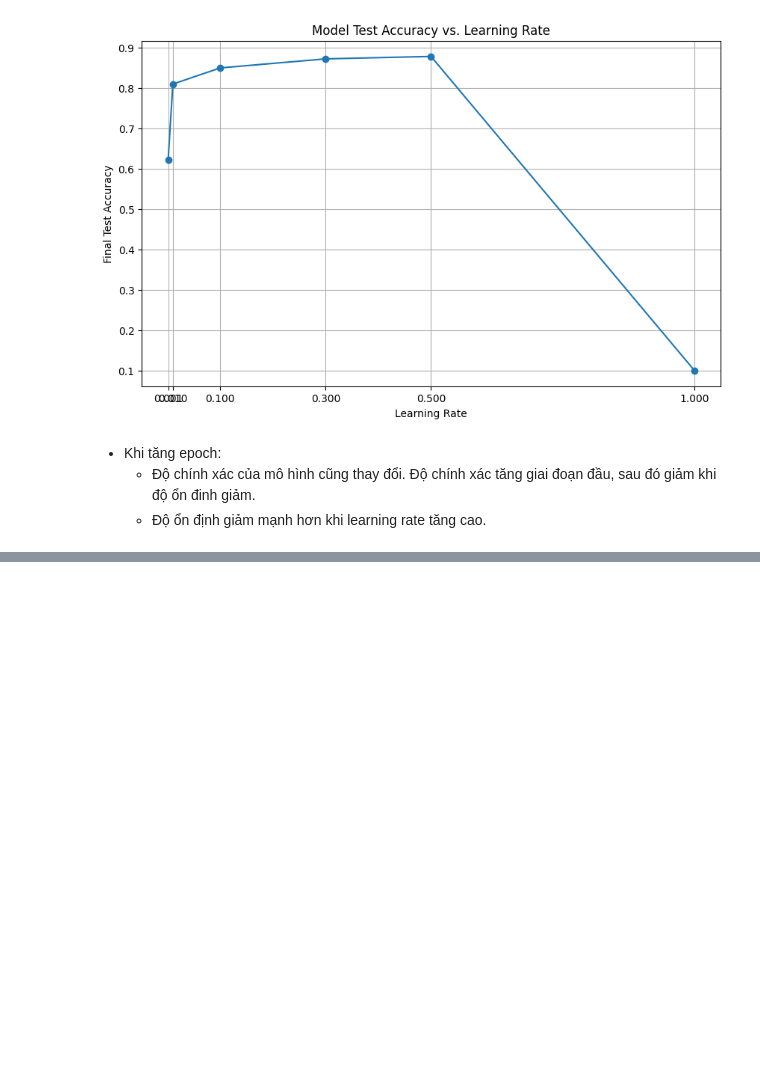
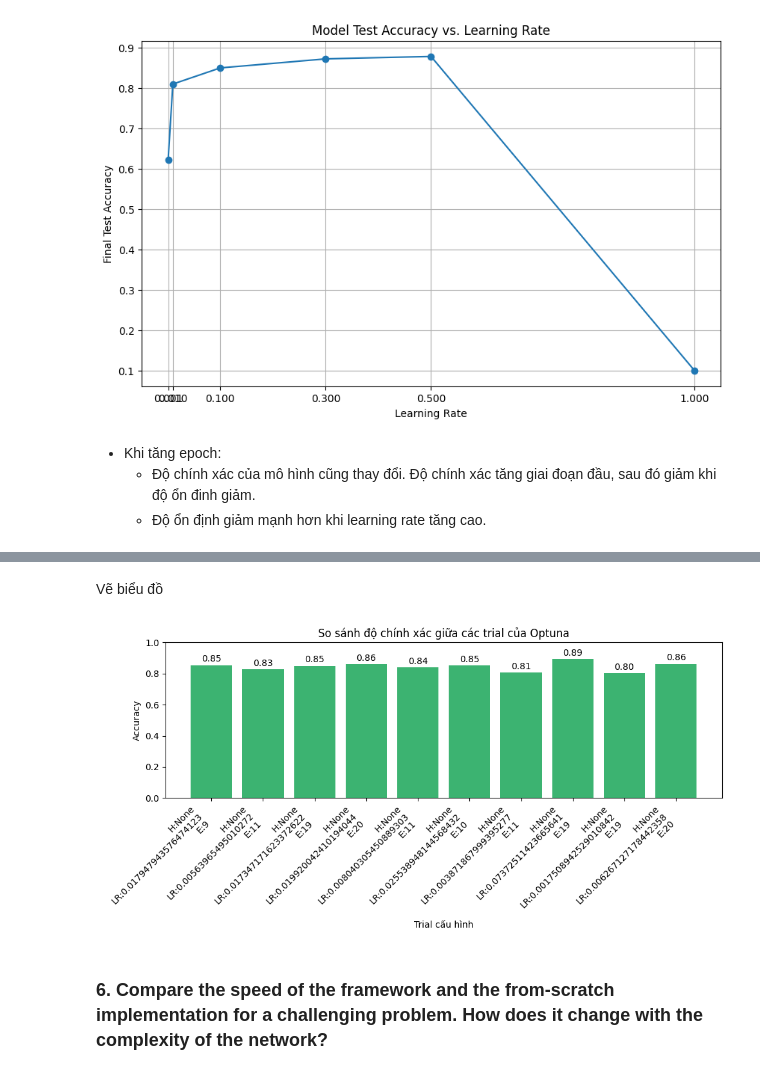
Before and after one commit to lifebow/MFFCS, a Jupyter notebook: MLP_Implementation.ipynb, the cells around one changed output, grey strips where cells are left out. Drawn from its saved outputs; the diff is of its cells as text; code cells hidden in the pictures; blank space fills up the shorter version.

```diff
--- a/MLP_Implementation.ipynb
+++ b/MLP_Implementation.ipynb
@@ -1106,0 +1323,8 @@ plt.grid(True)
+# %%
+study = optuna.create_study(direction="maximize")
+# study.optimize(objective, n_trials=20)
+study.optimize(objective, n_trials=10)
+# thử 10 lần, 20 tốn thời gian hơn 30p
+
+print("\n Kết quả tốt nhất:")
+print(study.best_trial)
@@ -1106,0 +1345,29 @@ plt.grid(True)
+# %% [markdown]
+Vẽ biểu đồ
+# %%
+trials = study.trials
+accuracies = [t.value for t in trials]
+params = [t.params for t in trials]
+labels = [
+    f"H:{p.get('num_hidden')}\nLR:{p.get('lr')}\nE:{p.get('epochs')}" for p in params
+]
+
+# Vẽ biểu đồ độ chính xác
+plt.figure(figsize=(10, 5))
+bars = plt.bar(range(len(accuracies)), accuracies, color='mediumseagreen')
+plt.xticks(range(len(accuracies)), labels, rotation=45, ha='right')
+plt.ylabel("Accuracy")
+plt.xlabel("Trial cấu hình")
+plt.title("So sánh độ chính xác giữa các trial của Optuna")
+plt.ylim(0, 1)
+
+# Ghi giá trị chính xác lên cột
+for bar, acc in zip(bars, accuracies):
+    plt.text(bar.get_x() + bar.get_width() / 2, bar.get_height() + 0.01, f"{acc:.2f}", ha='center', va='bottom')
+
+plt.tight_layout()
+plt.show()
+# %% [output]
+[figure, added]
+# %% [markdown]
+### 6. Compare the speed of the framework and the from-scratch implementation for a challenging problem. How does it change with the complexity of the network?
```
Also changed, not shown: parts of 52 cells of this notebook.
